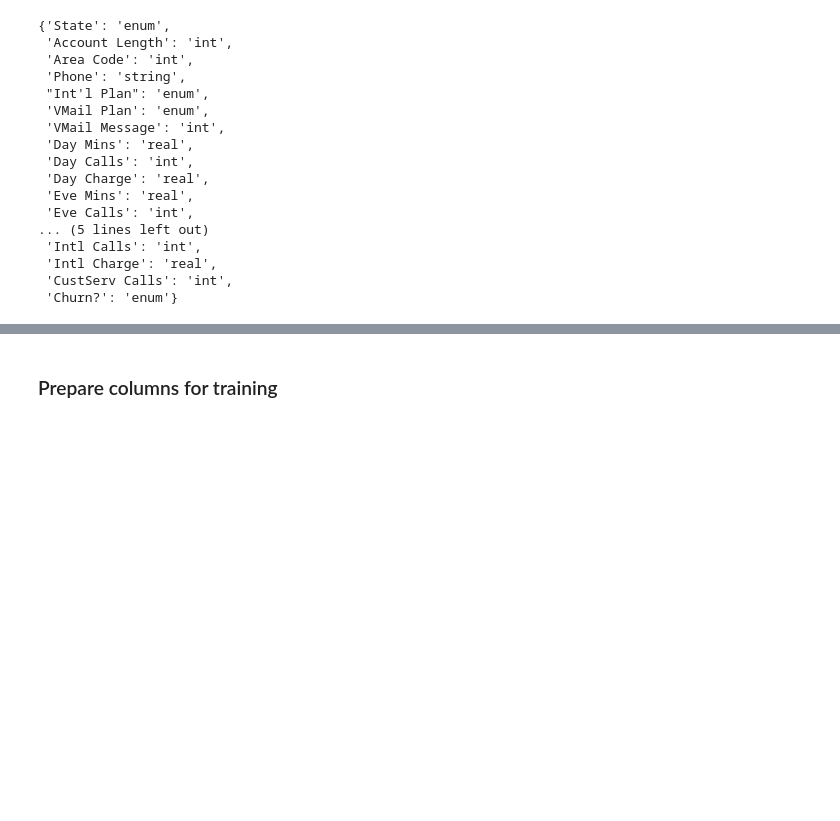
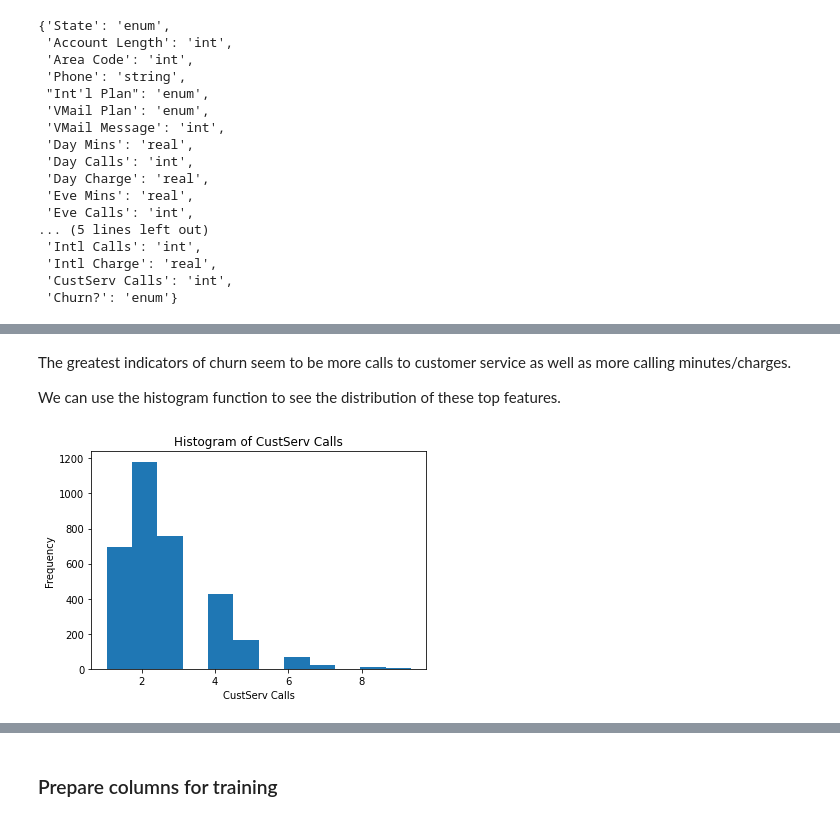
Before and after one commit to h2oai/haic-tutorials, a Jupyter notebook: H2O-3.ipynb, the cells around one changed output, grey strips where cells are left out. Drawn from its saved outputs; the diff is of its cells as text; code cells hidden in the pictures; blank space fills up the shorter version.

```diff
--- a/H2O-3.ipynb
+++ b/H2O-3.ipynb
@@ -141,0 +163,8 @@ data.types
+# %% [markdown]
+The greatest indicators of churn seem to be more calls to customer service as well as more calling minutes/charges.
+
+We can use the histogram function to see the distribution of these top features.
+# %%
+data['CustServ Calls'].hist();
+# %% [output]
+[figure, added]
```
Also changed, not shown: parts of 54 cells of this notebook.
